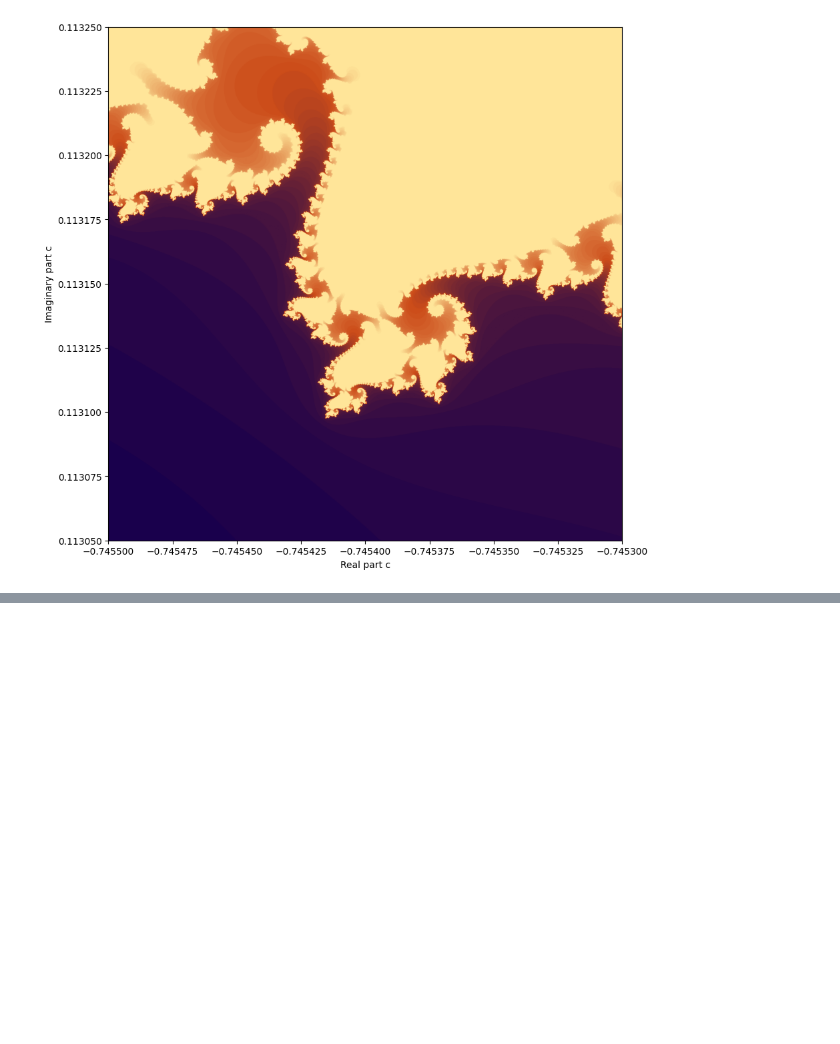
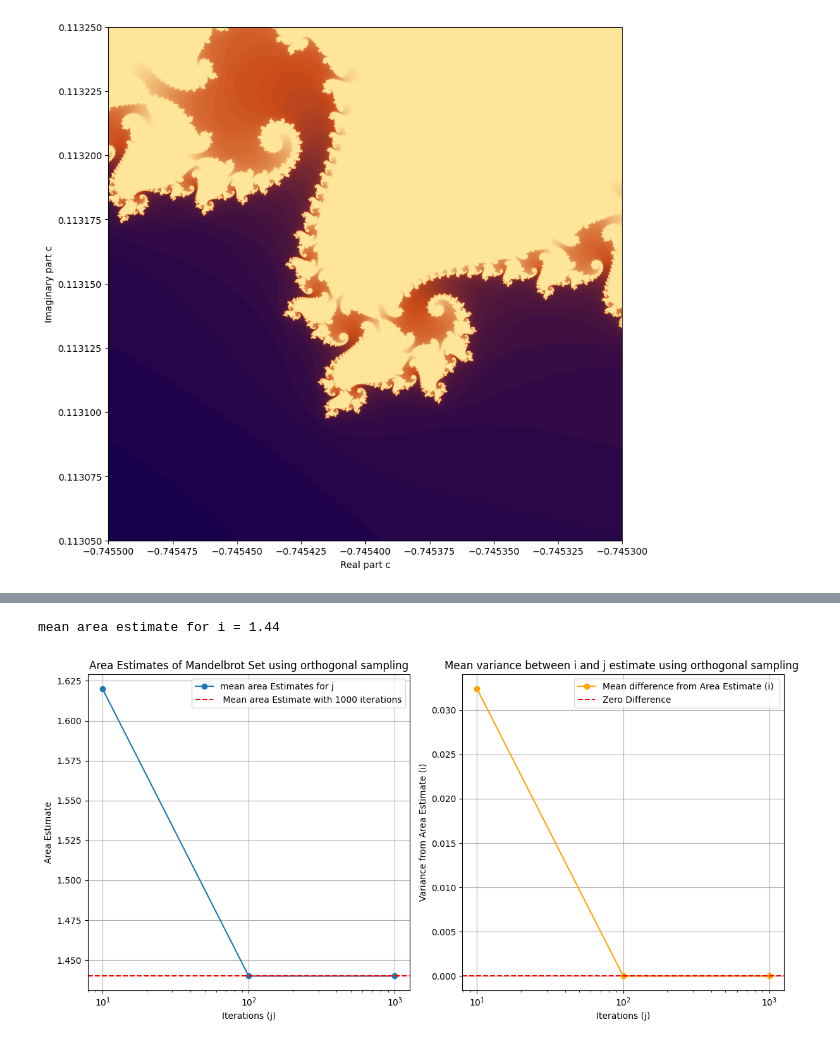
Before and after one commit to imaanb/StochSim_A1, a Jupyter notebook: opdr1.ipynb, the cells around one changed output, grey strips where cells are left out. Cells and saved outputs as stored; diff of their text form; code cells hidden in the pictures; blank space fills up the shorter version.

```diff
--- a/opdr1.ipynb
+++ b/opdr1.ipynb
@@ -308,3 +276,8 @@ Estimated area for 100 samples and 10000000 iterations: 1.44
+# %%
+iteration_plot(i, j, samples, "orthogonal", n_runs)
+# %% [output]
+mean area estimate for i = 1.44
+[figure, added]
 # %%
 
 def compute_variance(area_setimate_i, area_estimate_j):
```
Also changed, not shown: parts of 7 cells of this notebook.
